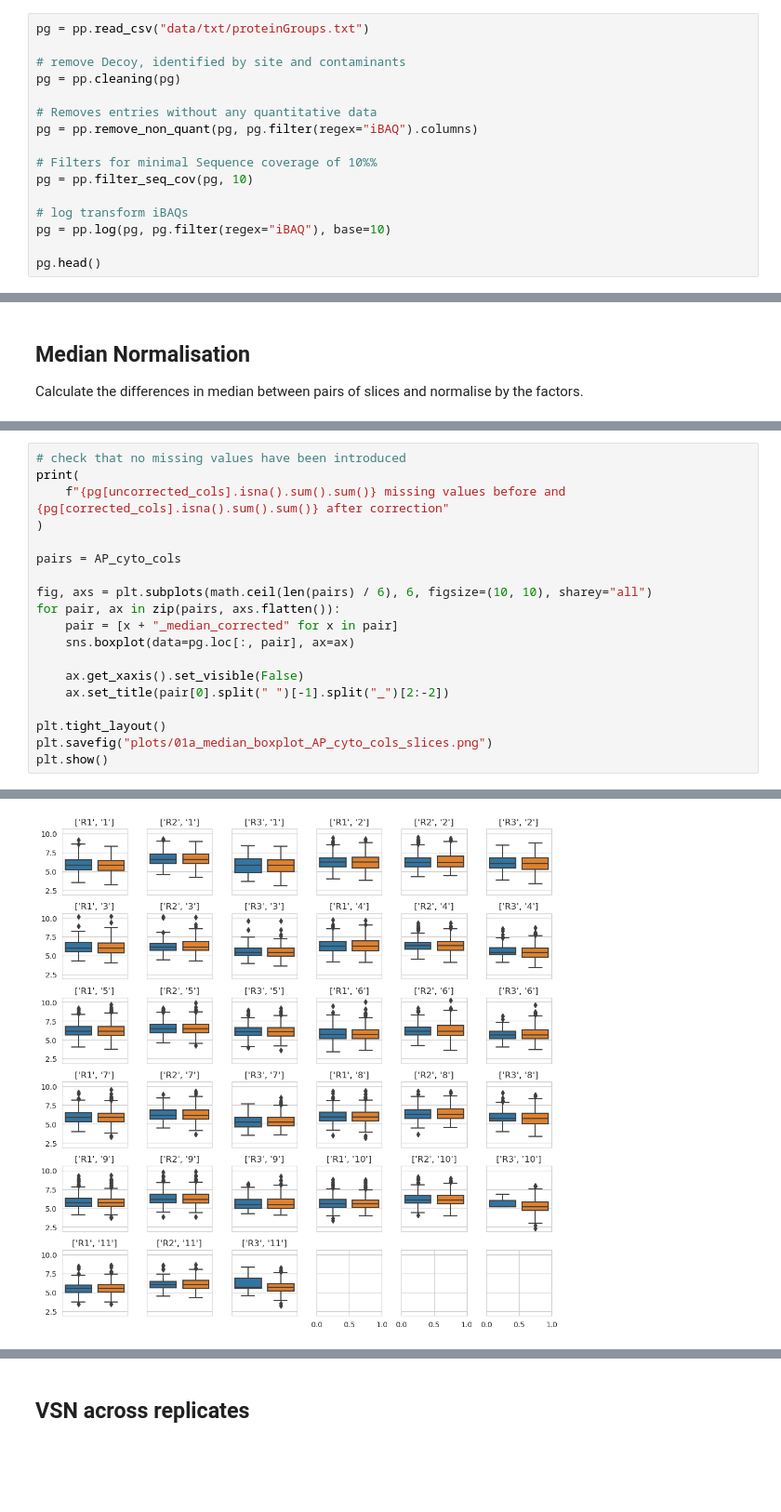
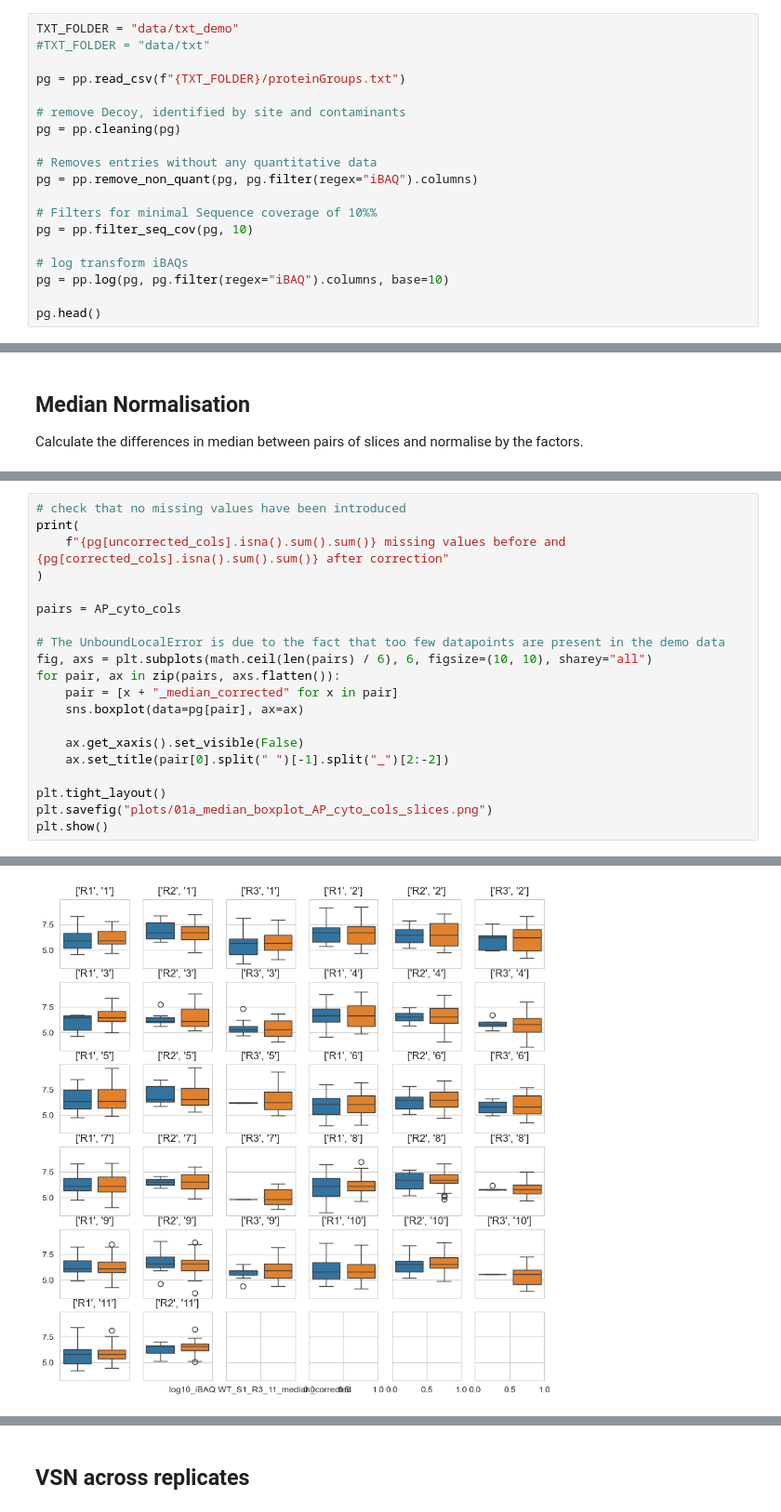
Before and after one commit to ag-warscheid/Pex39_Manuscript, a Jupyter notebook: Pex18_TPA/01a_data_reanalysis_preprocessing_median.ipynb, the cells around one changed output, grey strips where cells are left out. Shown at 93% size. Drawn from its saved outputs; the diff is of its cells as text; blank space fills up the shorter version.

Commit message:
Updated README.md and added demo code

```diff
--- a/Pex18_TPA/01a_data_reanalysis_preprocessing_median.ipynb
+++ b/Pex18_TPA/01a_data_reanalysis_preprocessing_median.ipynb
@@ -46,5 +32,8 @@ Loading required package: DIMAR
 # %%
-pg = pp.read_csv("data/txt/proteinGroups.txt")
+TXT_FOLDER = "data/txt_demo"
+#TXT_FOLDER = "data/txt"
+
+pg = pp.read_csv(f"{TXT_FOLDER}/proteinGroups.txt")
 
 # remove Decoy, identified by site and contaminants
 pg = pp.cleaning(pg)
@@ -56,7 +45,7 @@ pg = pp.remove_non_quant(pg, pg.filter(regex="iBAQ").columns)
 pg = pp.filter_seq_cov(pg, 10)
 
 # log transform iBAQs
-pg = pp.log(pg, pg.filter(regex="iBAQ"), base=10)
+pg = pp.log(pg, pg.filter(regex="iBAQ").columns, base=10)
 
 pg.head()
 # %% [output]
@@ -158,10 +147,11 @@ print(
 
 pairs = AP_cyto_cols
 
+# The UnboundLocalError is due to the fact that too few datapoints are present in the demo data
 fig, axs = plt.subplots(math.ceil(len(pairs) / 6), 6, figsize=(10, 10), sharey="all")
 for pair, ax in zip(pairs, axs.flatten()):
     pair = [x + "_median_corrected" for x in pair]
-    sns.boxplot(data=pg.loc[:, pair], ax=ax)
+    sns.boxplot(data=pg[pair], ax=ax)
 
     ax.get_xaxis().set_visible(False)
     ax.set_title(pair[0].split(" ")[-1].split("_")[2:-2])
@@ -174,4 +165,4 @@ plt.show()
-[figure, old version]
+[figure, new version]
 # %%
 # extract the lane names from the experiment names
 lanes = list(
```
Also changed, not shown: parts of 15 cells of this notebook, 26 other files.
